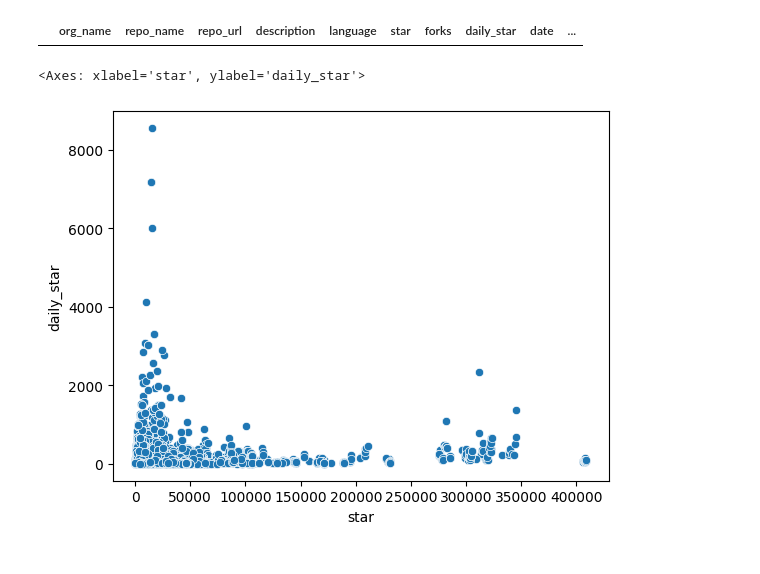
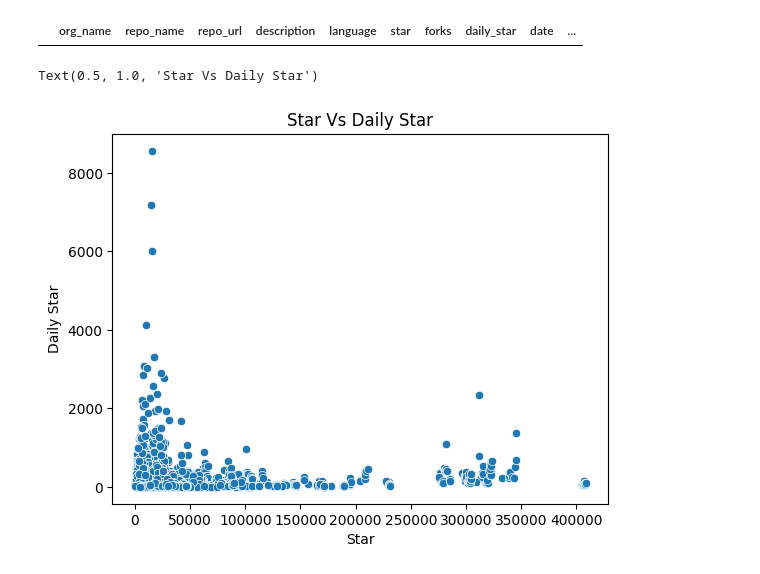
Before and after one commit to jin-raii/netflix-clone, a Jupyter notebook: trending_git.ipynb, the cells around one changed output. Drawn from its saved outputs; the diff is of its cells as text; code cells hidden in the pictures.

```diff
--- a/trending_git.ipynb
+++ b/trending_git.ipynb
@@ -476,6 +476,9 @@ lan_col
 |  | org_name | repo_name | repo_url | description | language | star | forks | daily_star | date | ... |
 # %%
 sns.scatterplot(data=duplicate_df, x='star', y='daily_star')
+plt.xlabel('Star')
+plt.ylabel('Daily Star')
+plt.title('Star Vs Daily Star')
 # %% [output]
-<Axes: xlabel='star', ylabel='daily_star'>
+Text(0.5, 1.0, 'Star Vs Daily Star')
-[figure, old version]
+[figure, new version]
```
